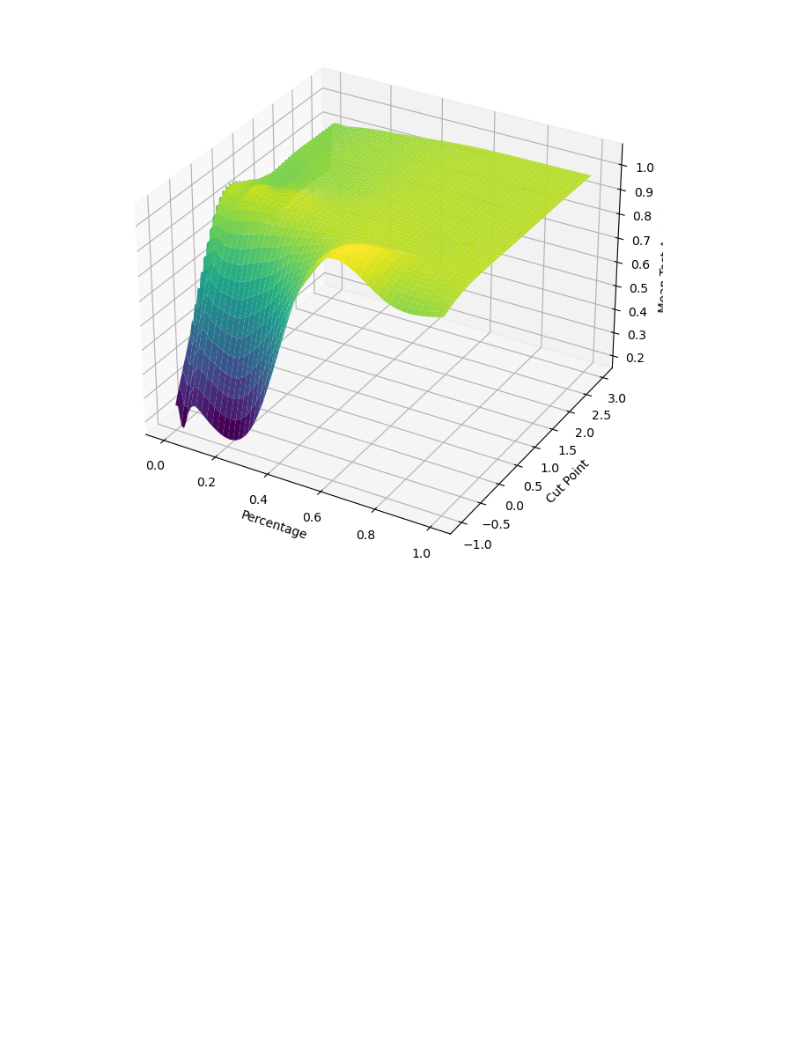
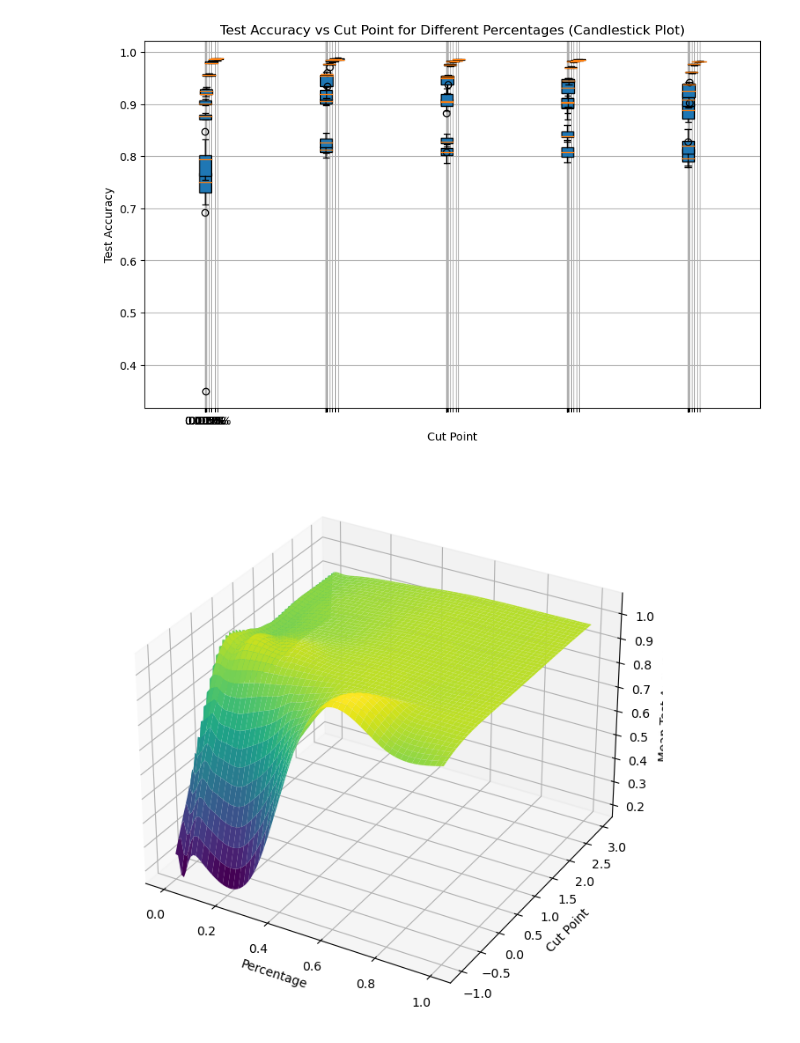
Before and after one commit to tusharmanekar/mp-tl-study, a Jupyter notebook: 50-50_MNIST/3d_visualizations.ipynb, the cells around one changed output. Cells and saved outputs as stored; diff of their text form; code cells hidden in the pictures; blank space fills up the shorter version.

```diff
--- a/50-50_MNIST/3d_visualizations.ipynb
+++ b/50-50_MNIST/3d_visualizations.ipynb
@@ -47 +97,35 @@ df.head()
+# %%
+import pandas as pd
+import numpy as np
+import matplotlib.pyplot as plt
+
+# Assuming you already have the DataFrame df
+
+# Unique percentages and cut points
+percentages = df['Percentage'].unique()
+cut_points = df['Cut Point'].unique()
+
+# Plotting
+plt.figure(figsize=(10, 6))
+
+# Iterate over each unique percentage
+for percentage in percentages:
+    percentage_df = df[df['Percentage'] == percentage]
+
+    # Create a list of arrays, each containing test accuracies for a given cut point
+    data = [percentage_df[percentage_df['Cut Point'] == cp]['Test Accuracy'].values for cp in cut_points]
+
+    # Position for the candle plots for this percentage
+    positions = np.array(range(len(cut_points))) + percentage * 0.1  # slight offset for each percentage
+
+    # Create boxplot (candlestick plot)
+    plt.boxplot(data, positions=positions, widths=0.1, patch_artist=True, labels=[f'{percentage}%' if cp == cut_points[0] else '' for cp in cut_points])
+
+plt.xlabel('Cut Point')
+plt.ylabel('Test Accuracy')
+plt.title('Test Accuracy vs Cut Point for Different Percentages (Candlestick Plot)')
+plt.grid(True)
+plt.show()
+# %% [output]
+[figure, added]
 # %%
```
Also changed, not shown: parts of 11 cells of this notebook, 8 other files.
